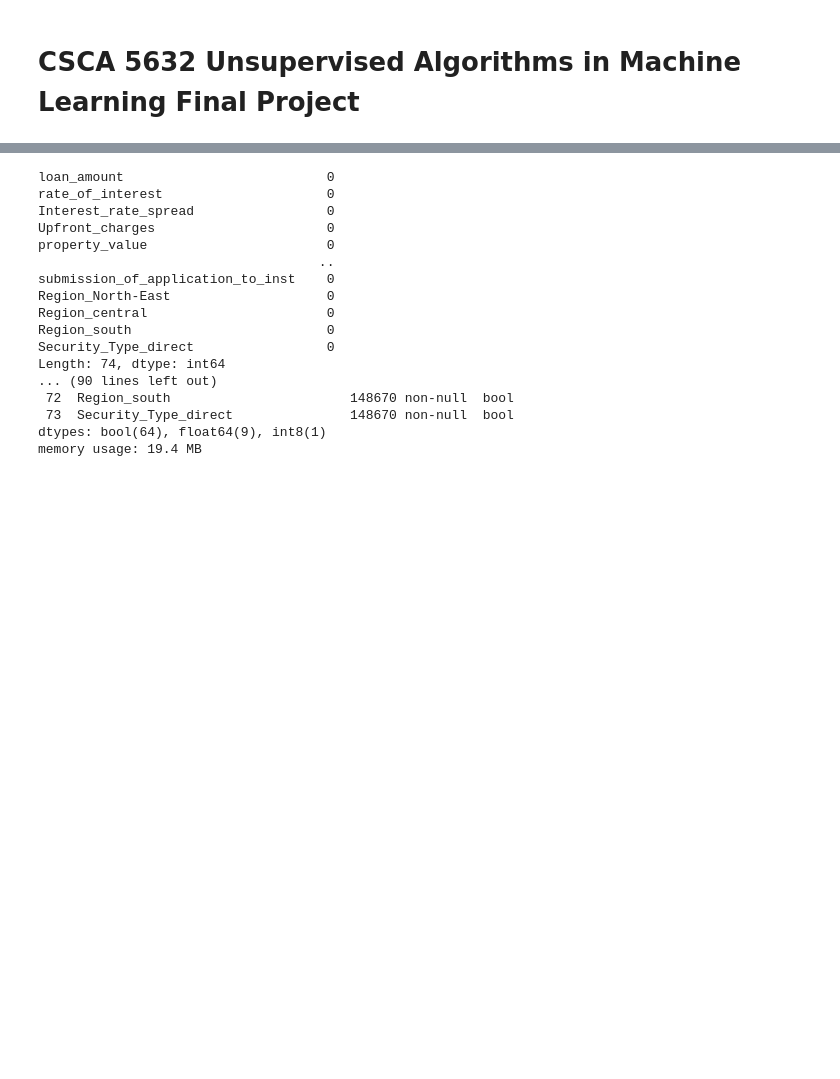
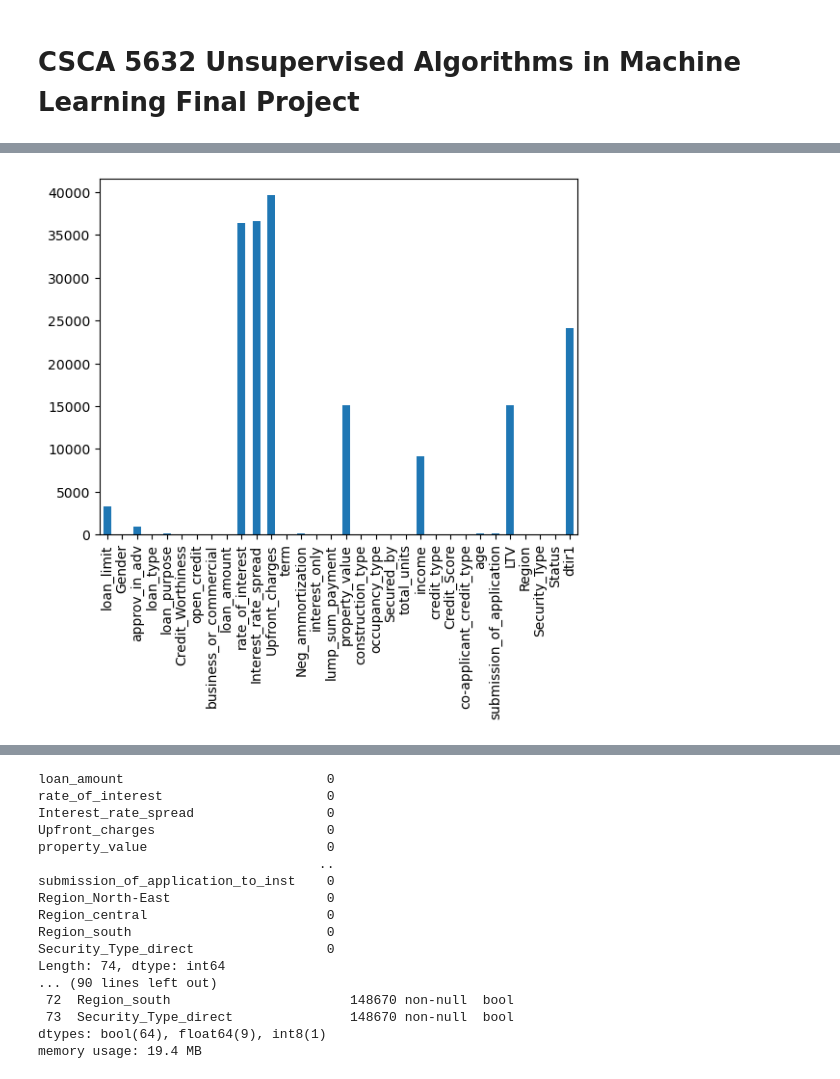
Before and after one commit to kaizenx/csca5632-week5, a Jupyter notebook: unsupervisedfinalproject.ipynb, the cells around one changed output, grey strips where cells are left out. Drawn from its saved outputs; the diff is of its cells as text; code cells hidden in the pictures; blank space fills up the shorter version.

```diff
--- a/unsupervisedfinalproject.ipynb
+++ b/unsupervisedfinalproject.ipynb
@@ -61,0 +163,5 @@ dtype: float64
+# %%
+data.isna().sum().plot.bar()
+plt.show()
+# %% [output]
+[figure, added]
```
Also changed, not shown: parts of 12 cells of this notebook, 1 other file.
